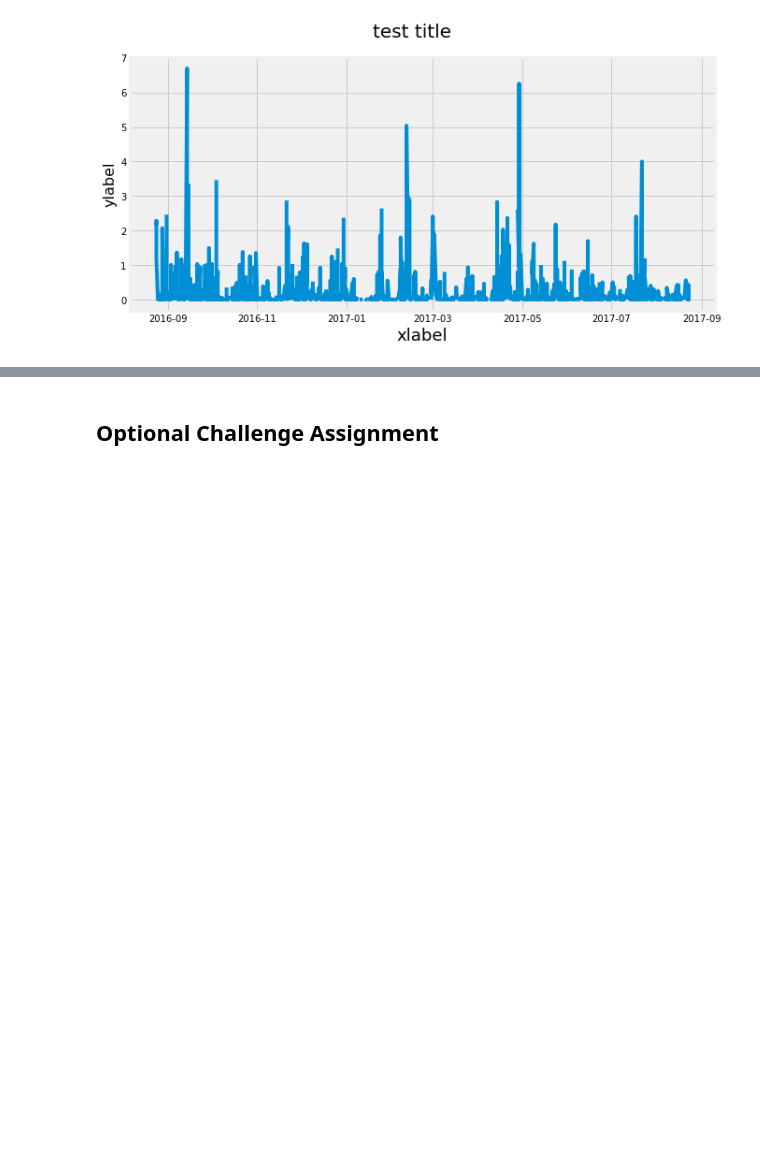
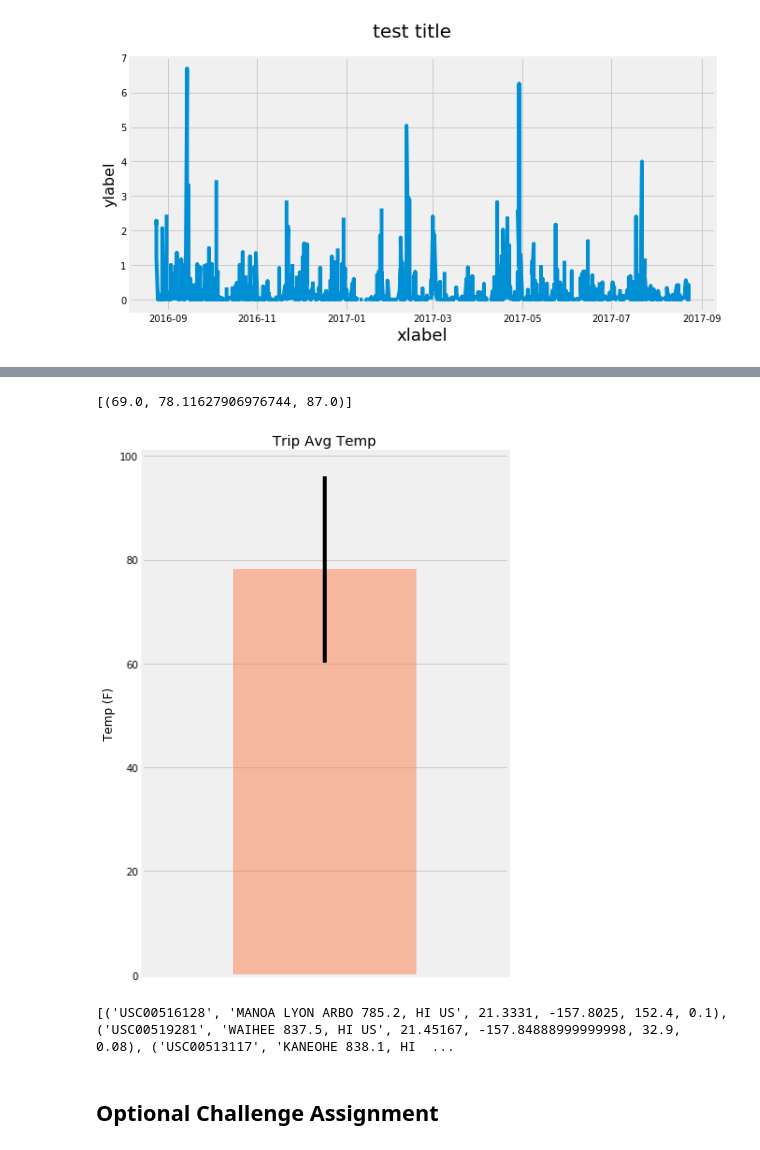
Before and after one commit to EJohnson7/SQLchemy, a Jupyter notebook: climate_starter.ipynb, the cells around one changed output, grey strips where cells are left out. Drawn from its saved outputs; the diff is of its cells as text; code cells hidden in the pictures; blank space fills up the shorter version.

```diff
--- a/climate_starter.ipynb
+++ b/climate_starter.ipynb
@@ -124,14 +189,41 @@ print(calc_temps('2012-02-28', '2012-03-05'))
 # %%
 # Use your previous function `calc_temps` to calculate the tmin, tavg, and tmax
 # for your trip using the previous year's data for those same dates.
+trip = calc_temps('2017-07-01','2017-07-14')
+trip
+# %% [output]
+[(69.0, 78.11627906976744, 87.0)]
 # %%
 # Plot the results from your previous query as a bar chart.
 # Use "Trip Avg Temp" as your Title
 # Use the average temperature for the y value
 # Use the peak-to-peak (tmax-tmin) value as the y error bar (yerr)
+trip_df = pd.DataFrame(trip, columns=['tmin', 'tavg', 'tmax'])
+trip_df.plot.bar(y='tavg', yerr=(trip_df['tmax'] - trip_df['tmin']), title='Trip Avg Temp', color='coral', alpha=0.5, figsize=(6,8))
+plt.xticks(np.arange(1, 1.0))
+plt.ylabel("Temp (F)")
+plt.tight_layout()
+plt.gca().legend_.remove()
+plt.savefig("Images/TripAvgTemp.png")
+plt.show()
+# %% [output]
+[figure, added]
 # %%
 # Calculate the rainfall per weather station for your trip dates using the previous year's matching dates.
 # Sort this in descending order by precipitation amount and list the station, name, latitude, longitude, and elevation
+def precipitation(start_date, end_date):
+    list = [Measurement.station,
+           Station.name,
+           Station.latitude,
+           Station.longitude,
+           Station.elevation,
+           Measurement.prcp]
+    return session.query(*list).\
+            filter(Measurement.station == Station.station).filter(Measurement.date >= start_date).filter(Measurement.date <= end_date).group_by(Measurement.station).order_by(Measurement.prcp.desc()).all()
+
+print(precipitation('2017-07-01','2017-07-14'))
+# %% [output]
+[('USC00516128', 'MANOA LYON ARBO 785.2, HI US', 21.3331, -157.8025, 152.4, 0.1), ('USC00519281', 'WAIHEE 837.5, HI US', 21.45167, -157.84888999999998, 32.9, 0.08), ('USC00513117', 'KANEOHE 838.1, HI  ...
 # %% [markdown]
 ## Optional Challenge Assignment
 # %%
```
Also changed, not shown: parts of 12 cells of this notebook, 2 other files.
